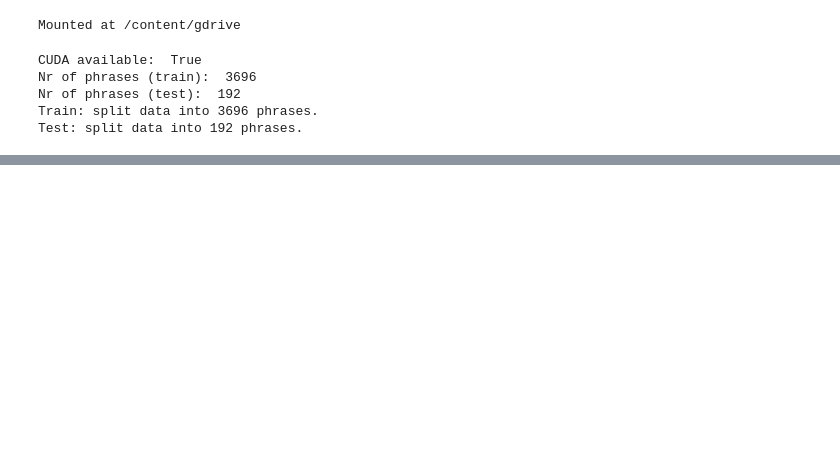
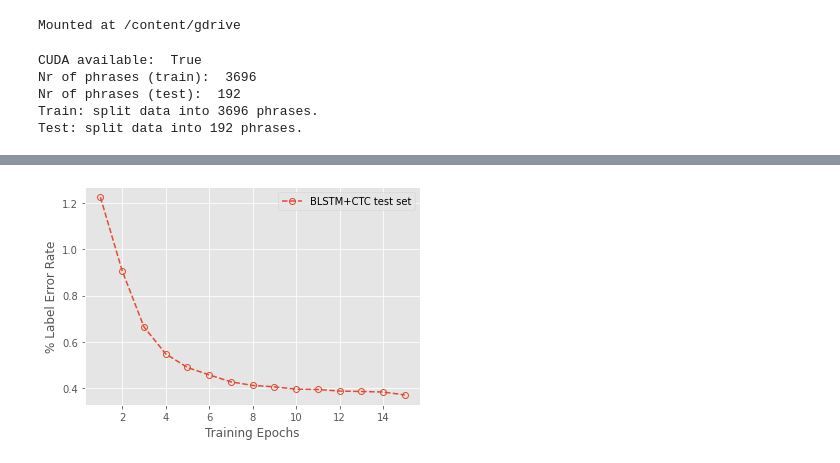
Before and after one commit to cristinakuo/thesis-pre-research, a Jupyter notebook: CTC_experiment.ipynb, the cells around one changed output, grey strips where cells are left out. Saved outputs shown, nothing was run; the diff lists cells and outputs as text; code cells hidden in the pictures; blank space fills up the shorter version.

Commit message:
Add plot of LER vs. epochs

```diff
--- a/CTC_experiment.ipynb
+++ b/CTC_experiment.ipynb
@@ -434,0 +441,24 @@ Label error rate: 0.48580235534963306
+# %%
+import datetime
+import matplotlib
+import matplotlib.pyplot as plt
+
+plt.style.use('ggplot')
+
+fig, ax = plt.subplots()
+epochs = np.arange(1, NUM_EPOCHS+1)
+ax.plot(epochs, losses, '--o', markerfacecolor='None', label='BLSTM+CTC test set')
+
+# training_time = epoch_info['trainig_duration'][0]
+ax.set(xlabel='Training Epochs', ylabel='% Label Error Rate')
+
+suffix = ''
+root_path = '/content/gdrive/My Drive/Tesis/models/BLSTM/'
+date_of_training = str(datetime.date.today())
+filename = date_of_training + '_' + str(NUM_EPOCHS) + 'epochs' + suffix
+learning_curve_filepath = root_path +'learning_curve_' + filename + '.png'
+plt.legend()
+fig.savefig(learning_curve_filepath)
+plt.show()
+# %% [output]
+[figure, added]
```
Also changed, not shown: parts of 1 cell of this notebook.
